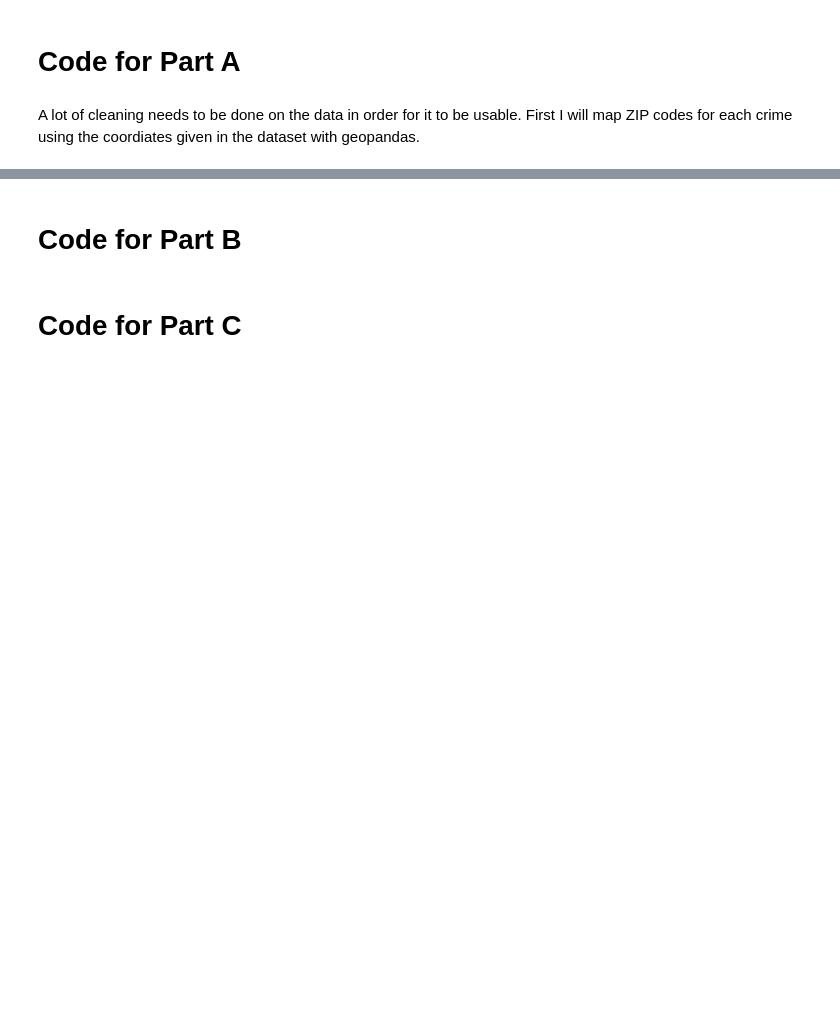
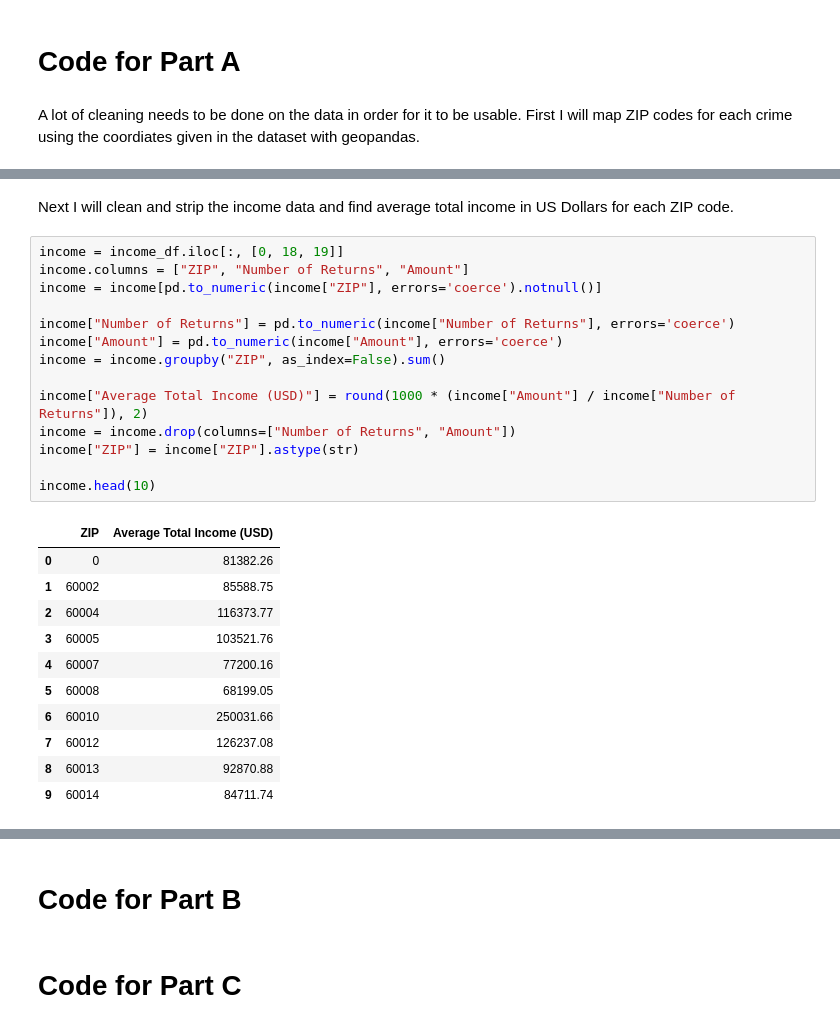
Before and after one commit to rbitton1729/chicagostats, a Jupyter notebook: chicagostats.ipynb, the cells around one changed output, grey strips where cells are left out. Cells and saved outputs as stored; diff of their text form; blank space fills up the shorter version.

Commit message:
finished data cleanup

```diff
--- a/chicagostats.ipynb
+++ b/chicagostats.ipynb
@@ -172,0 +195,28 @@ Next I will calculate an arbetrary measure of central tendency for each zip code
+# %% [markdown]
+Next I will clean and strip the income data and find average total income in US Dollars for each ZIP code.
+# %%
+income = income_df.iloc[:, [0, 18, 19]]
+income.columns = ["ZIP", "Number of Returns", "Amount"]
+income = income[pd.to_numeric(income["ZIP"], errors='coerce').notnull()]
+
+income["Number of Returns"] = pd.to_numeric(income["Number of Returns"], errors='coerce')
+income["Amount"] = pd.to_numeric(income["Amount"], errors='coerce')
+income = income.groupby("ZIP", as_index=False).sum()
+
+income["Average Total Income (USD)"] = round(1000 * (income["Amount"] / income["Number of Returns"]), 2)
+income = income.drop(columns=["Number of Returns", "Amount"])
+income["ZIP"] = income["ZIP"].astype(str)
+
+income.head(10)
+# %% [output]
+|  | ZIP | Average Total Income (USD) |
+| 0 | 0 | 81382.26 |
+| 1 | 60002 | 85588.75 |
+| 2 | 60004 | 116373.77 |
+| 3 | 60005 | 103521.76 |
+| 4 | 60007 | 77200.16 |
+| 5 | 60008 | 68199.05 |
+| 6 | 60010 | 250031.66 |
+| 7 | 60012 | 126237.08 |
+| 8 | 60013 | 92870.88 |
+| 9 | 60014 | 84711.74 |
```
Also changed, not shown: parts of 8 cells of this notebook.
